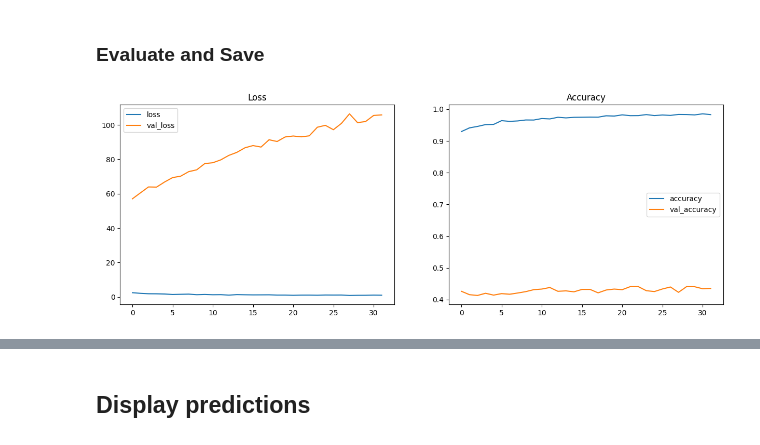
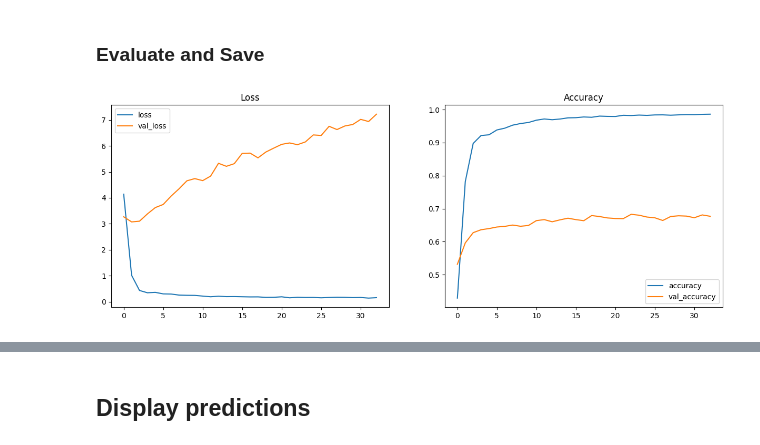
Before and after one commit to heyitsahleesah/COMP4989-Nano, a Jupyter notebook: felix_trash/DogClassifierTsingHua.ipynb, the cells around one changed output, grey strips where cells are left out. Saved outputs shown, nothing was run; the diff lists cells and outputs as text; code cells hidden in the pictures.

```diff
--- a/felix_trash/DogClassifierTsingHua.ipynb
+++ b/felix_trash/DogClassifierTsingHua.ipynb
@@ -258,8 +221,8 @@ def get_model_metrics():
     return model_metrics
 
 def save_model_metrics(model_name="model_1",metrics={}):
-    if os.path.exists("./SavedModels/tsinghuamodel_metrics.json"):
-        with open("./SavedModels/tsinghuamodel_metrics.json") as json_file:
+    if os.path.exists("./SavedModels/sub500tsinghuamodel_metrics.json"):
+        with open("./SavedModels/sub500tsinghuamodel_metrics.json") as json_file:
             model_metrics = json.load(json_file)
     else:
         model_metrics = {}
@@ -267,7 +230,7 @@ def save_model_metrics(model_name="model_1",metrics={}):
     model_metrics[model_name] = metrics
 
     # Save the json
-    with open("./SavedModels/tsinghuamodel_metrics.json", 'w') as json_file:
+    with open("./SavedModels/sub500tsinghuamodel_metrics.json", 'w') as json_file:
         json_file.write(json.dumps(model_metrics, cls=JsonEncoder))
 
 def save_model(path="./SavedModels",model_name="model01"):
@@ -418,7 +381,7 @@ hidden = layers.Dense(units=1024, activation='relu')(hidden)
 output = layers.Dense(units=num_classes, activation='softmax')(hidden)
 
 # Build model
-model = Model(model_input, output, name='VGG16')
+model = Model(model_input, output, name='sub500_VGG16')
 
 # Optimizer
 optimizer = optimizers.SGD(learning_rate=learning_rate)
@@ -491,7 +466,7 @@ resnet50_v2 = ResNet50V2(
 ### Build model
 # %%
 # Build model for Resnet
-def build_resnet_model(model_name = 'ResNet50V2',print_summary=True):
+def build_resnet_model(model_name = 'sub500_ResNet50V2',print_summary=True):
   # Set all layers as hidden
   for layer in resnet50_v2.layers:
       layer.trainable = False
@@ -652,14 +619,14 @@ model_checkpoint_callback = ModelCheckpoint(
     save_best_only=True)
 
 # Build the model
-model = build_resnet_model(model_name='ResNet50V2_DataAug')
+model = build_resnet_model(model_name='sub500_ResNet50V2_DataAug',print_summary=False)
 
 # Loads the weights
-checkpoint_path = './Checkpoints/checkpoint_ResNet50V2'
-model.load_weights(checkpoint_path)
+# checkpoint_path = './Checkpoints/checkpoint_ResNet50V2'
+# model.load_weights(checkpoint_path)
 
 # Optimier
-optimizer = optimizers.Adam()
+optimizer = optimizers.Adam(learning_rate=0.0001)
 
 # Loss
 loss = losses.categorical_crossentropy
@@ -723,6 +672,7 @@ Training execution time (mins) 10.25815645456314
 ### Evaluate and Save
 # %%
 # Evaluate and Save model
+learning_rate = 0.0001
 evaluate_save_model(model,training_results,test_data,execution_time, learning_rate, batch_size, epochs, optimizer)
 # %% [output]
-[figure, old version]
+[figure, new version]
```
Also changed, not shown: parts of 15 cells of this notebook, 3 other files.
